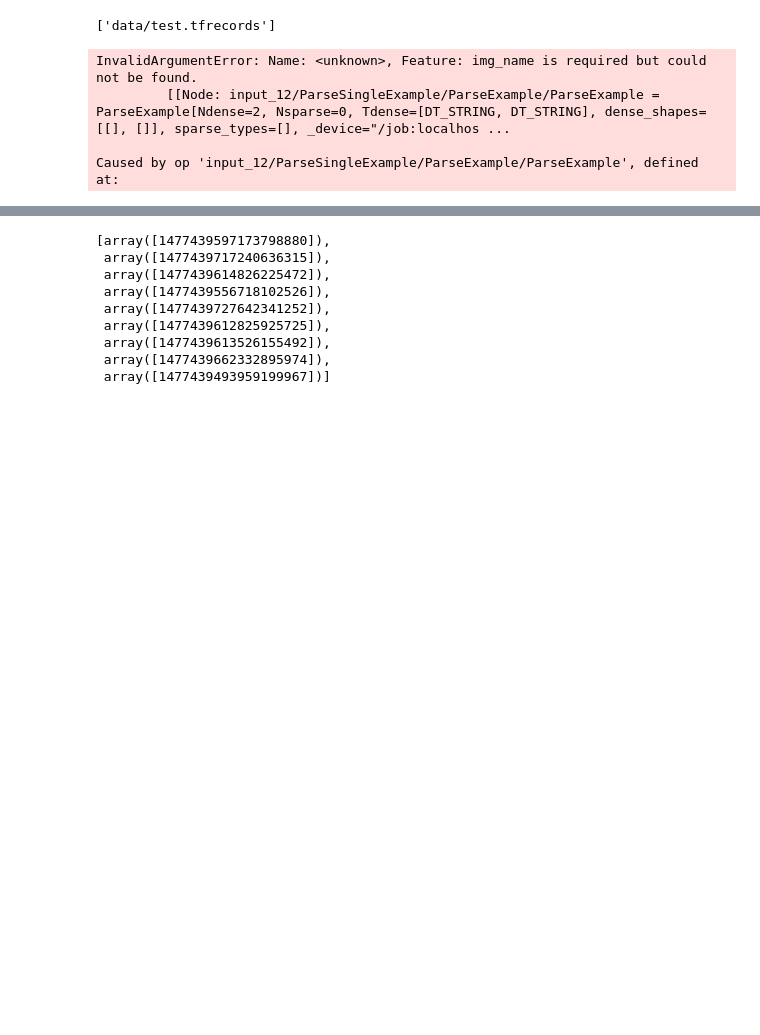
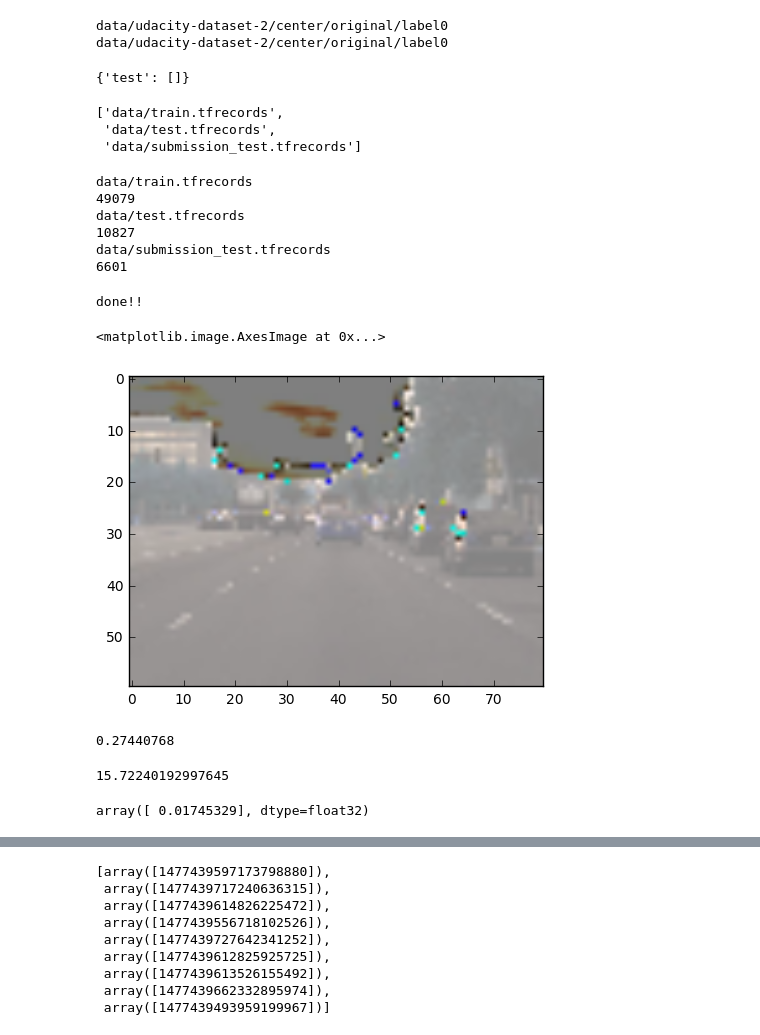
Before and after one commit to Minsu-Daniel-Kim/udacity_challenge2_v2, a Jupyter notebook: input_for_regressiors.ipynb, the cells around one changed output, grey strips where cells are left out. Saved outputs shown, nothing was run; the diff lists cells and outputs as text; code cells hidden in the pictures; blank space fills up the shorter version.

Commit message:
newly updated for new dataset

```diff
--- a/input_for_regressiors.ipynb
+++ b/input_for_regressiors.ipynb
@@ -175,14 +181,38 @@ def aggregate_dataset(direction, dataset, dataset_subset='all'):
         total_dict[get_subset_lst(subset)[0]] = get_subset_lst(subset)[1]
 
     return total_dict
+# %%
+aggregate_dataset(['center'], ['original'], 0, ['test'])
+# %% [output]
+data/udacity-dataset-2/center/original/label0
+data/udacity-dataset-2/center/original/label0
+{'test': []}
 # %%
 
 filename = aggregate_dataset(['center'], ['contrast'], ['train'])['train']
-filename = ["data/test.tfrecords"]
+filename = ["data/train.tfrecords", "data/test.tfrecords", "data/submission_test.tfrecords"]
 # %%
 filename
 # %% [output]
-['data/test.tfrecords']
+['data/train.tfrecords',
+ 'data/test.tfrecords',
+ 'data/submission_test.tfrecords']
+# %%
+# number of observations in training
+idx = 0
+for fn in filename:
+    print(fn)
+    for record in tf.python_io.tf_record_iterator(fn):
+        idx += 1
+    print(idx)
+    idx = 0
+# %% [output]
+data/train.tfrecords
+49079
+data/test.tfrecords
+10827
+data/submission_test.tfrecords
+6601
 # %%
 num_epochs = None
 batch_size = 100
@@ -192,28 +222,37 @@ with tf.name_scope('input'):
 
     image, angle, label, img_name = read_and_decode(filename_queue)
     images = []
-    img_names = []
+    angles = []
+    labels = []
     with tf.Session() as sess:
         # Start populating the filename queue.
         coord = tf.train.Coordinator()
         threads = tf.train.start_queue_runners(coord=coord)
-        tmp = []
-        for i in range(100000):
+        for i in range(49079):
             # Retrieve a single instance:
-            a = sess.run([img_name])
-            if a in tmp:
-                print(i)
-                break
-#             tmp.append(c)
-#             images.append(a)
-            tmp.append(a)
-#             img_names.append(b)
-
+            img, ang, lab = sess.run([image, angle, label])
+            images.append(img)
+            angles.append(ang)
+            labels.append(lab)
         coord.request_stop()
         coord.join(threads)
         print('done!!')
 # %% [output]
-InvalidArgumentError: Name: <unknown>, Feature: img_name is required but could not be found.
-         [[Node: input_12/ParseSingleExample/ParseExample/ParseExample = ParseExample[Ndense=2, Nsparse=0, Tdense=[DT_STRING, DT_STRING], dense_shapes=[[], []], sparse_types=[], _device="/job:localhos ...
-
-Caused by op 'input_12/ParseSingleExample/ParseExample/ParseExample', defined at:
+done!!
+# %%
+plt.imshow(images[12572])
+# %% [output]
+<matplotlib.image.AxesImage at 0x...>
+[figure, added]
+# %%
+np.max(angles, )
+# %% [output]
+0.27440768
+# %%
+0.27440768 * 180 / np.pi
+# %% [output]
+15.72240192997645
+# %%
+ang
+# %% [output]
+array([ 0.01745329], dtype=float32)
```
Also changed, not shown: parts of 7 cells of this notebook, 3 other files.
